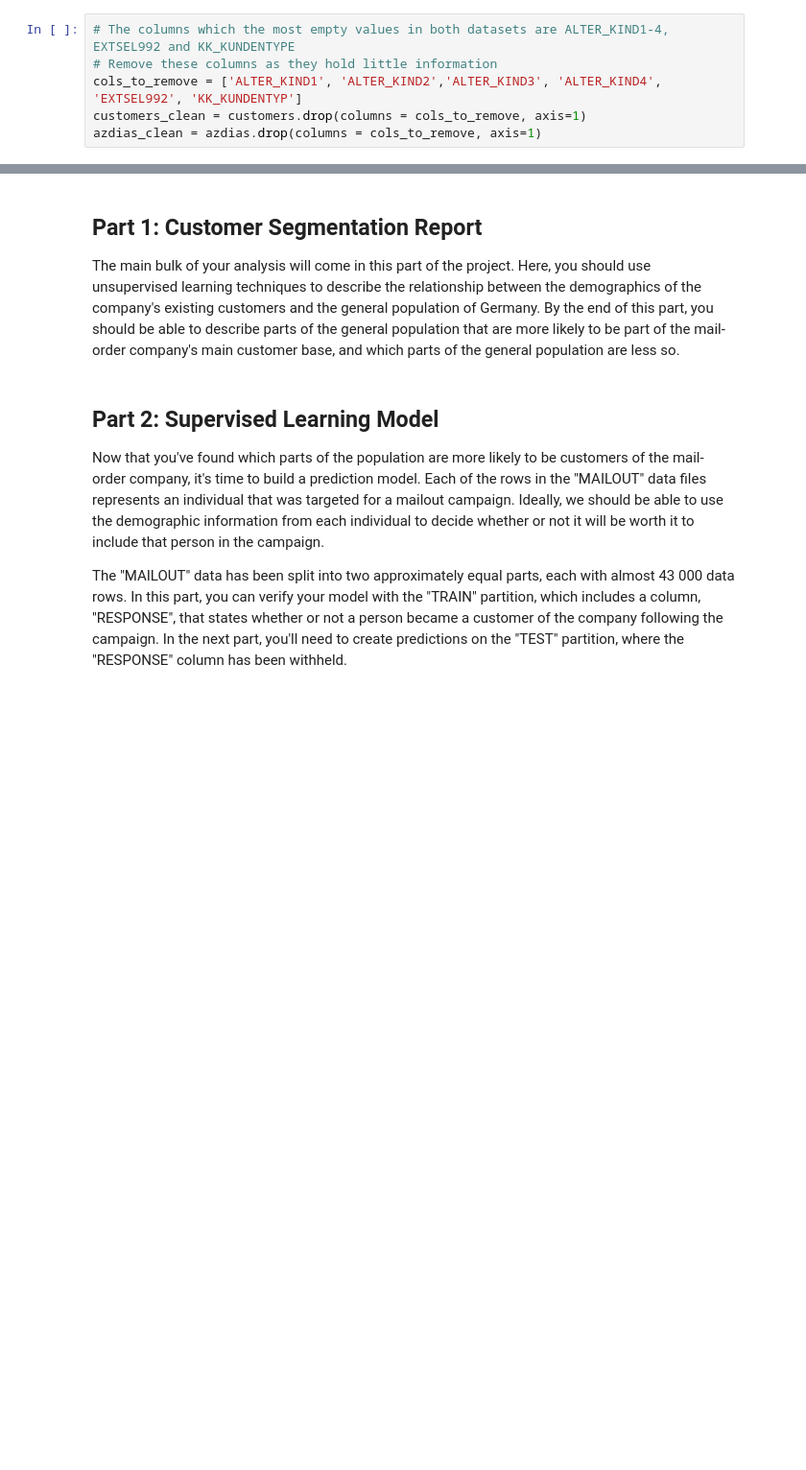
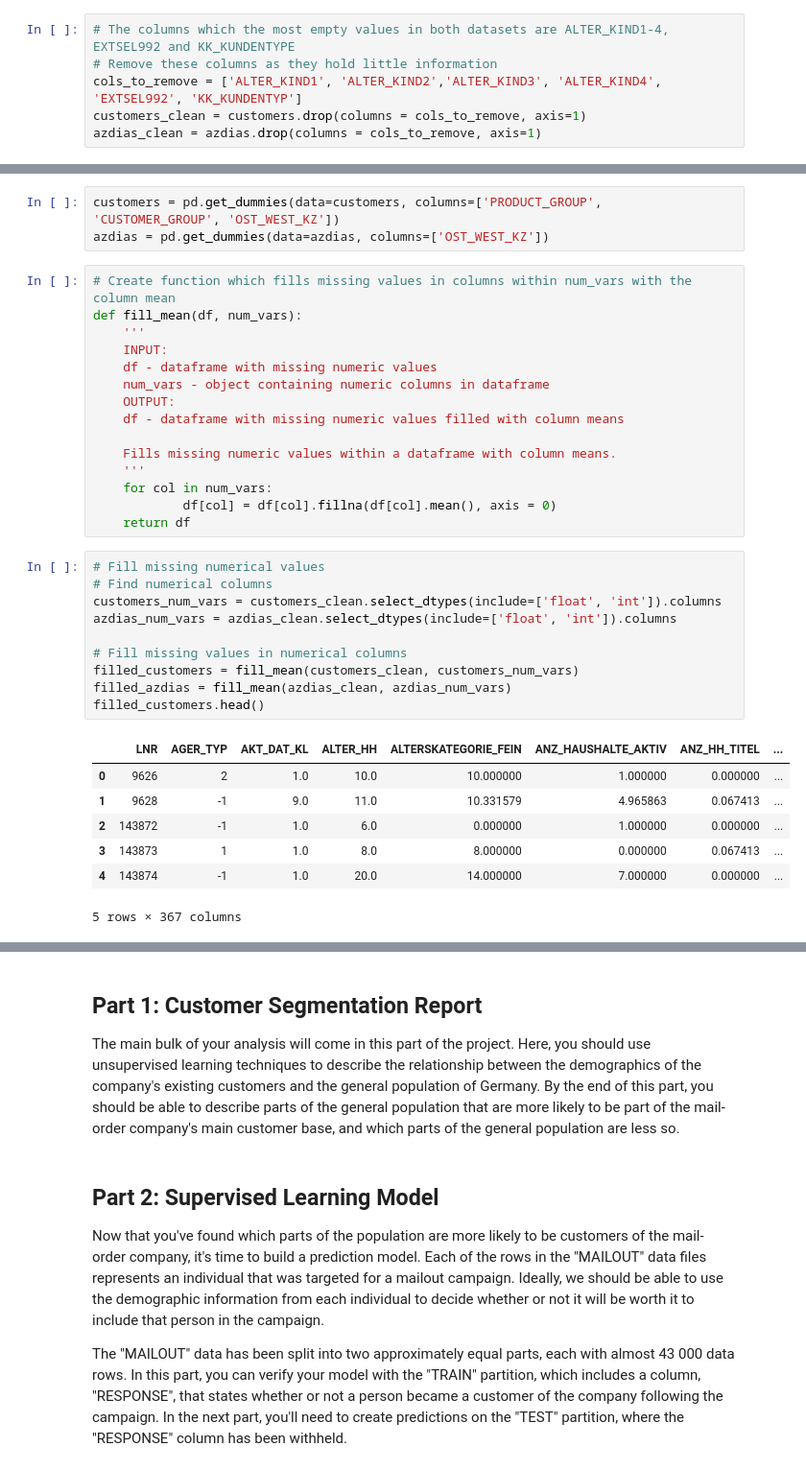
Before and after one commit to Phoebe-Macdonald/Arvato-Customer-Segmentation-Udacity-Capstone, a Jupyter notebook: Arvato Project Workbook.ipynb, the cells around one changed output, grey strips where cells are left out. Shown: that part at 96% size. Cells and saved outputs as stored; diff of their text form; blank space fills up the shorter version.

```diff
--- a/Arvato Project Workbook.ipynb
+++ b/Arvato Project Workbook.ipynb
@@ -154,0 +181,36 @@ azdias_clean = azdias.drop(columns = cols_to_remove, axis=1)
+# %%
+customers = pd.get_dummies(data=customers, columns=['PRODUCT_GROUP', 'CUSTOMER_GROUP', 'OST_WEST_KZ'])
+azdias = pd.get_dummies(data=azdias, columns=['OST_WEST_KZ'])
+# %%
+# Create function which fills missing values in columns within num_vars with the column mean
+def fill_mean(df, num_vars):
+    '''
+    INPUT:
+    df - dataframe with missing numeric values
+    num_vars - object containing numeric columns in dataframe
+    OUTPUT:
+    df - dataframe with missing numeric values filled with column means
+
+    Fills missing numeric values within a dataframe with column means.
+    '''
+    for col in num_vars:
+            df[col] = df[col].fillna(df[col].mean(), axis = 0)
+    return df
+# %%
+# Fill missing numerical values
+# Find numerical columns
+customers_num_vars = customers_clean.select_dtypes(include=['float', 'int']).columns
+azdias_num_vars = azdias_clean.select_dtypes(include=['float', 'int']).columns
+
+# Fill missing values in numerical columns
+filled_customers = fill_mean(customers_clean, customers_num_vars)
+filled_azdias = fill_mean(azdias_clean, azdias_num_vars)
+filled_customers.head()
+# %% [output]
+|  | LNR | AGER_TYP | AKT_DAT_KL | ALTER_HH | ALTERSKATEGORIE_FEIN | ANZ_HAUSHALTE_AKTIV | ANZ_HH_TITEL | ... |
+| 0 | 9626 | 2 | 1.0 | 10.0 | 10.000000 | 1.000000 | 0.000000 | ... |
+| 1 | 9628 | -1 | 9.0 | 11.0 | 10.331579 | 4.965863 | 0.067413 | ... |
+| 2 | 143872 | -1 | 1.0 | 6.0 | 0.000000 | 1.000000 | 0.000000 | ... |
+| 3 | 143873 | 1 | 1.0 | 8.0 | 8.000000 | 0.000000 | 0.067413 | ... |
+| 4 | 143874 | -1 | 1.0 | 20.0 | 14.000000 | 7.000000 | 0.000000 | ... |
+5 rows × 367 columns
```
Also changed, not shown: parts of 20 cells of this notebook.
